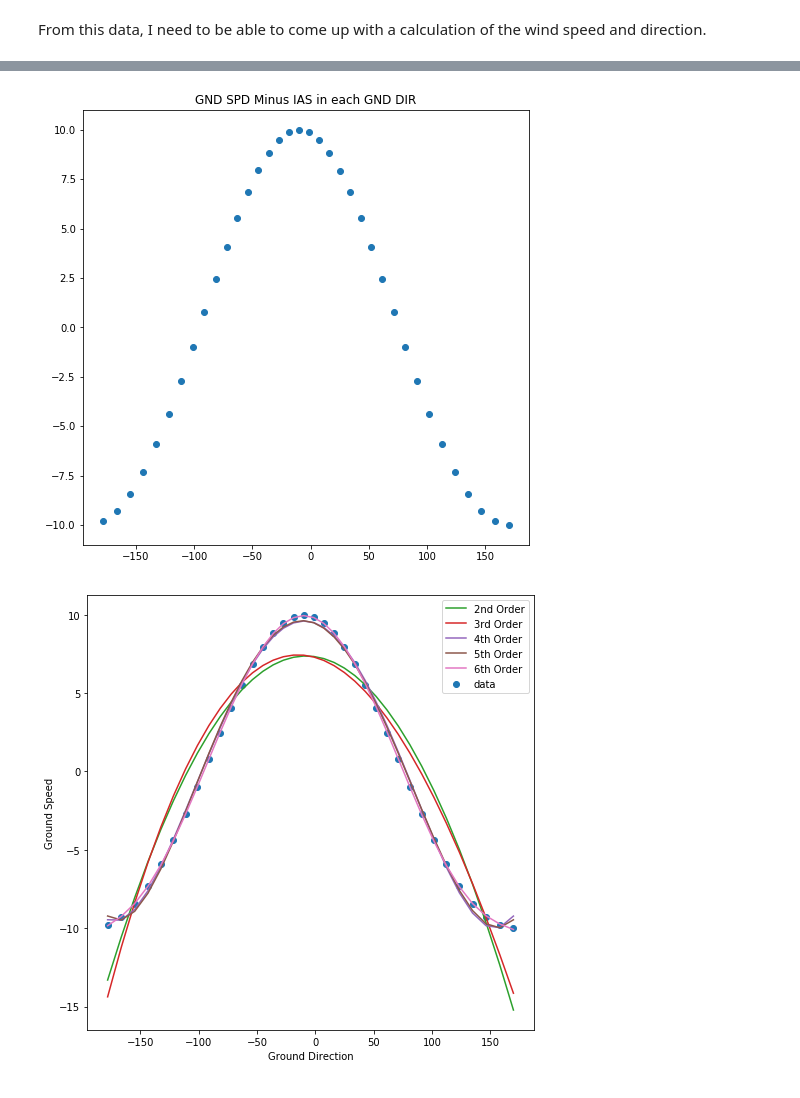
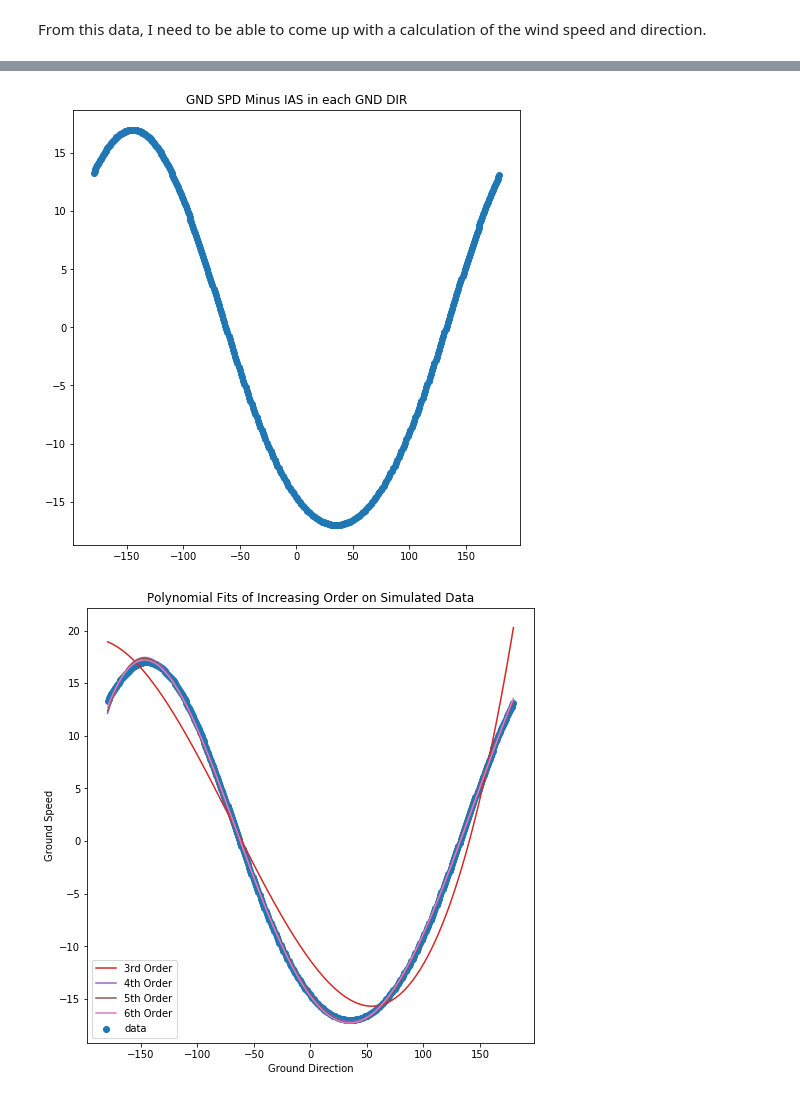
Before and after one commit to busbykt/RPi4Aviation, a Jupyter notebook: Ground Wind Velocity.ipynb, the cells around one changed output, grey strips where cells are left out. Saved outputs shown, nothing was run; the diff lists cells and outputs as text; code cells hidden in the pictures.

```diff
--- a/Ground Wind Velocity.ipynb
+++ b/Ground Wind Velocity.ipynb
@@ -44,15 +44,17 @@ The GPS track and speed at each sample will be a function of the airspeed, and t
 import numpy as np
 import pandas as pd
 import math
+import matplotlib.pyplot as plt
+%matplotlib inline
 
 # set a constant airspeed
 airspeed = 65
 
 # set a wind speed
-windspeed = 10
+windspeed = 17
 
 # set a wind direction
-winddir = 350
+winddir = 215
 # %% [markdown]
 The aircraft will go through all 360 degrees of direction. For simplicity, I will assume a sample is taken for every 10 degrees turned. I will also need to create a column to contain the aircrafts heading, while this column is not a part of the final dataset, I will use it to generate that dataset.
 # %%
@@ -60,13 +62,13 @@ The aircraft will go through all 360 degrees of direction. For simplicity, I wil
 data = pd.DataFrame()
 
 # num samples
-samples = 36
+samples = 360
 
 # set the airspeed for every sample
 data['airspeed'] = [airspeed]*samples
 
 # set the aircraft heading for every sample
-data['heading'] = np.arange(0,360,10)
+data['heading'] = np.arange(0,360,360/samples)
 
 # preview the top of the data
 data.head()
@@ -82,13 +84,13 @@ Now there is a dataframe containing 36 simulated samples of airspeed during the
 # %%
 # calculate East and North components of the ground velocity
 data['eastward'] = np.round(data['airspeed'] * np.sin(data['heading'] * math.pi / 180) + \
-                            windspeed * np.sin(winddir * math.pi / 180),2)
+                            windspeed * np.sin(winddir * math.pi / 180),4)
 data['northward'] = np.round(data['airspeed'] * np.cos(data['heading'] * math.pi / 180) + \
-                             windspeed * np.cos(winddir * math.pi / 180),2)
+                             windspeed * np.cos(winddir * math.pi / 180),4)
 
 # converting to magnitude and direction
-data['groundspeed'] = np.round(np.sqrt(data['eastward']**2 + data['northward']**2),2)
-data['grounddir'] = np.round(np.degrees(np.arctan2(data['eastward'], data['northward'])),2)
+data['groundspeed'] = np.round(np.sqrt(data['eastward']**2 + data['northward']**2),4)
+data['grounddir'] = np.round(np.degrees(np.arctan2(data['eastward'], data['northward'])),4)
 
 # confirming the data looks as expected
 data
@@ -159,27 +166,31 @@ plt.title('GND SPD Minus IAS in each GND DIR');
 plt.scatter(simdata['grounddir'],simdata['gnd-ias'])
 plt.show()
 # %% [output]
-[figure, old version]
+[figure, new version]
 # %%
 import numpy.polynomial.polynomial as poly
-
-
 
 simdata.sort_values('grounddir', inplace=True)
 
 x = simdata['grounddir']
 y = simdata['gnd-ias']
 
+# instantiate a dictionary to hold residuals for each fit
+sr = pd.DataFrame()
+
 fig = plt.figure(figsize=(8,8))
 plt.scatter(x, y)
-for order in np.arange(2,7,1):
+for order in np.arange(3,7,1):
     coefs = poly.polyfit(x, y, order)
     ffit = poly.polyval(x, coefs)
     plt.plot(x, ffit, color='C'+str(order))
 
-plt.legend(['2nd Order', '3rd Order', '4th Order', '5th Order', '6th Order', 'data'])
+    sr[order] = (ffit-y)**2
+
+plt.legend(['3rd Order', '4th Order', '5th Order', '6th Order','data'])
 plt.xlabel('Ground Direction')
 plt.ylabel('Ground Speed')
+plt.title('Polynomial Fits of Increasing Order on Simulated Data')
 plt.show()
 # %% [output]
-[figure, old version]
+[figure, new version]
```
Also changed, not shown: parts of 14 cells of this notebook.
